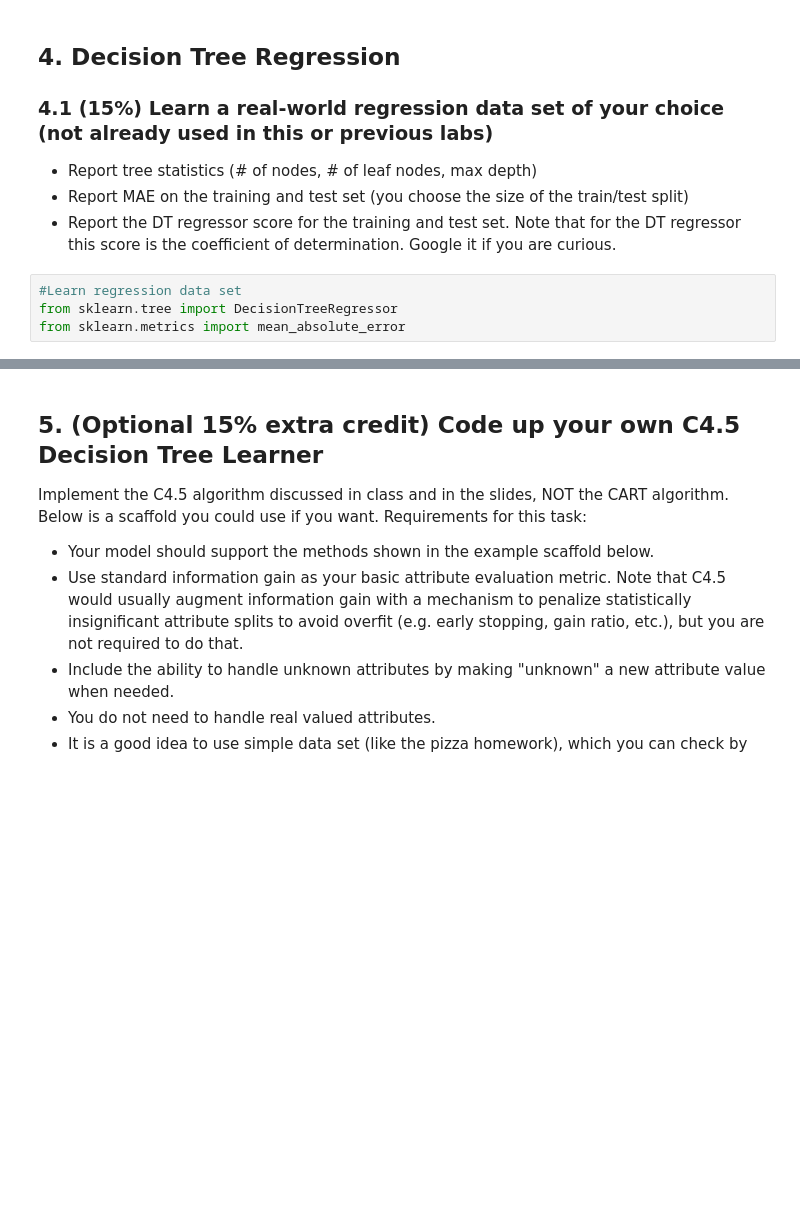
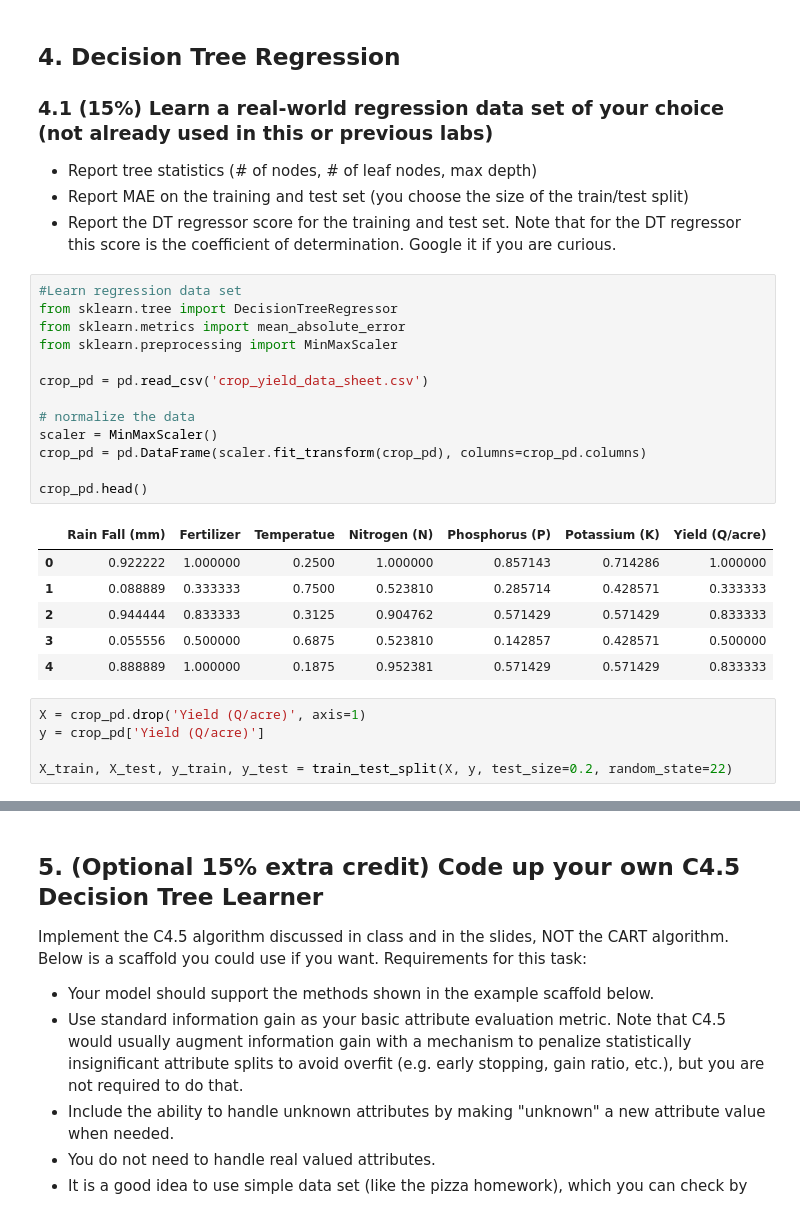
Before and after one commit to henderj/cs270-labs, a Jupyter notebook: decision_tree/Decision_Tree_Lab.ipynb, the cells around one changed output, grey strips where cells are left out. Saved outputs shown, nothing was run; the diff lists cells and outputs as text; blank space fills up the shorter version.

```diff
--- a/decision_tree/Decision_Tree_Lab.ipynb
+++ b/decision_tree/Decision_Tree_Lab.ipynb
@@ -507,4 +507,25 @@ The ccp_alpha value that achieved the best testing accuracy was 0.0001. However,
 # %%
 #Learn regression data set
 from sklearn.tree import DecisionTreeRegressor
 from sklearn.metrics import mean_absolute_error
+from sklearn.preprocessing import MinMaxScaler
+
+crop_pd = pd.read_csv('crop_yield_data_sheet.csv')
+
+# normalize the data
+scaler = MinMaxScaler()
+crop_pd = pd.DataFrame(scaler.fit_transform(crop_pd), columns=crop_pd.columns)
+
+crop_pd.head()
+# %% [output]
+|  | Rain Fall (mm) | Fertilizer | Temperatue | Nitrogen (N) | Phosphorus (P) | Potassium (K) | Yield (Q/acre) |
+| 0 | 0.922222 | 1.000000 | 0.2500 | 1.000000 | 0.857143 | 0.714286 | 1.000000 |
+| 1 | 0.088889 | 0.333333 | 0.7500 | 0.523810 | 0.285714 | 0.428571 | 0.333333 |
+| 2 | 0.944444 | 0.833333 | 0.3125 | 0.904762 | 0.571429 | 0.571429 | 0.833333 |
+| 3 | 0.055556 | 0.500000 | 0.6875 | 0.523810 | 0.142857 | 0.428571 | 0.500000 |
+| 4 | 0.888889 | 1.000000 | 0.1875 | 0.952381 | 0.571429 | 0.571429 | 0.833333 |
+# %%
+X = crop_pd.drop('Yield (Q/acre)', axis=1)
+y = crop_pd['Yield (Q/acre)']
+
+X_train, X_test, y_train, y_test = train_test_split(X, y, test_size=0.2, random_state=22)
```
Also changed, not shown: parts of 3 cells of this notebook, 1 other file.
